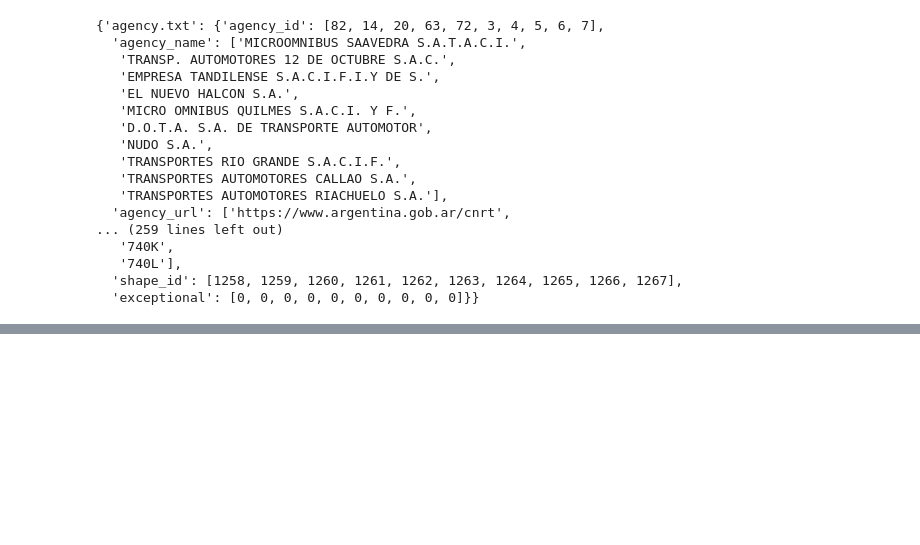
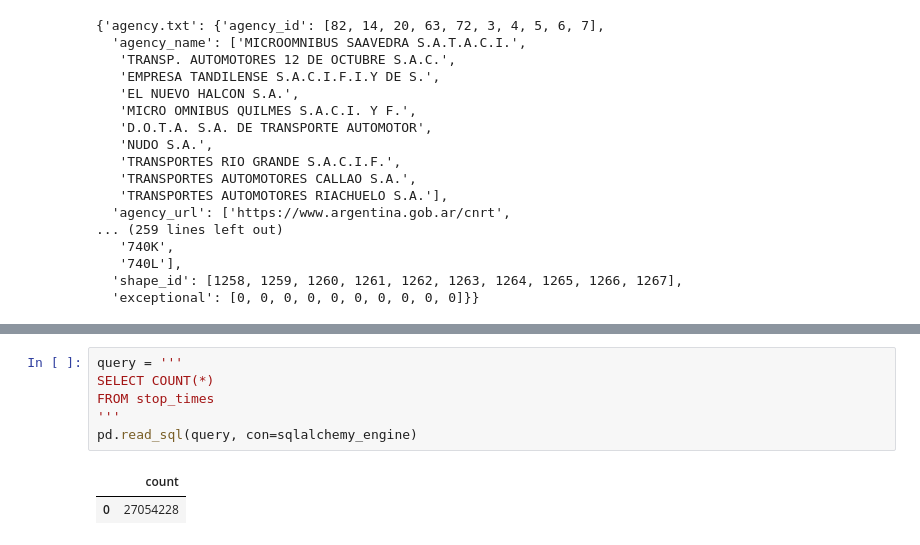
Before and after one commit to GraffignaBracco/BaseDeDatos2024, a Jupyter notebook: Clases/01_Bases_De_Datos/Clase.ipynb, the cells around one changed output, grey strips where cells are left out. Drawn from its saved outputs; the diff is of its cells as text; blank space fills up the shorter version.

```diff
--- a/Clases/01/Clase.ipynb
+++ b/Clases/01_Bases_De_Datos/Clase.ipynb
@@ -171,0 +310,9 @@ dict_df
+# %%
+query = '''
+SELECT COUNT(*)
+FROM stop_times
+'''
+pd.read_sql(query, con=sqlalchemy_engine)
+# %% [output]
+|  | count |
+| 0 | 27054228 |
```
Also changed, not shown: parts of 42 cells of this notebook, 12 other files.
